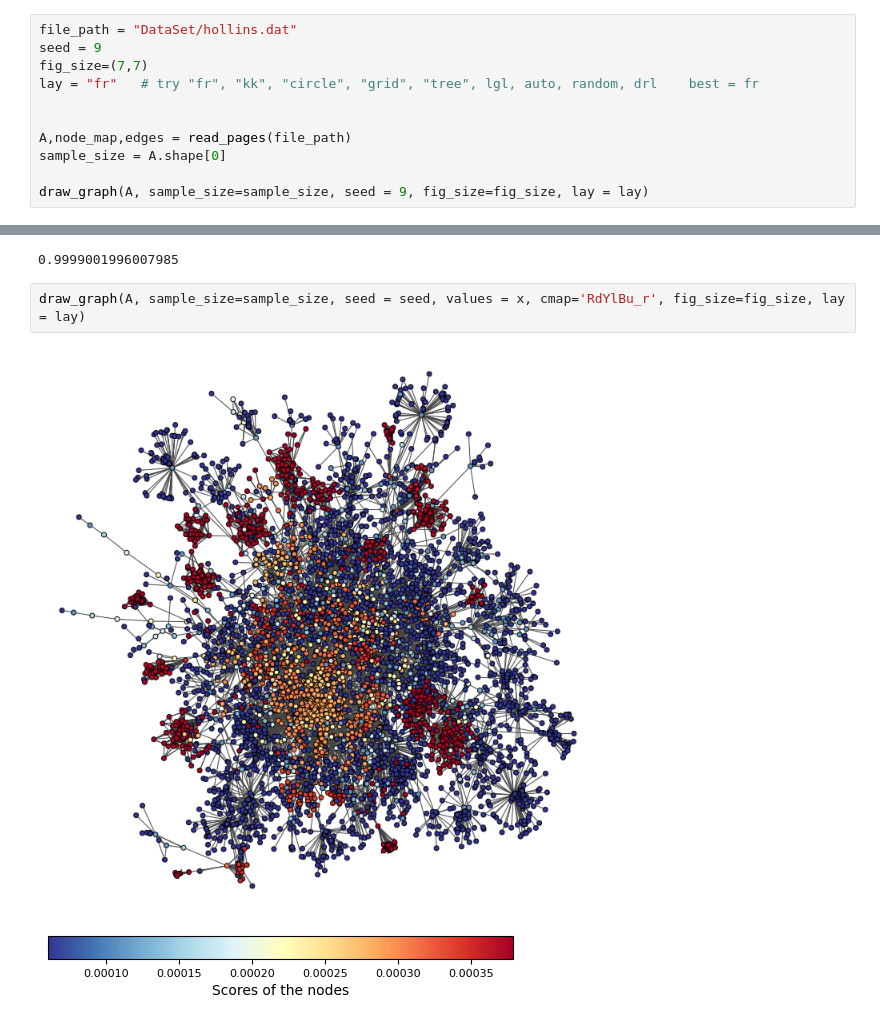
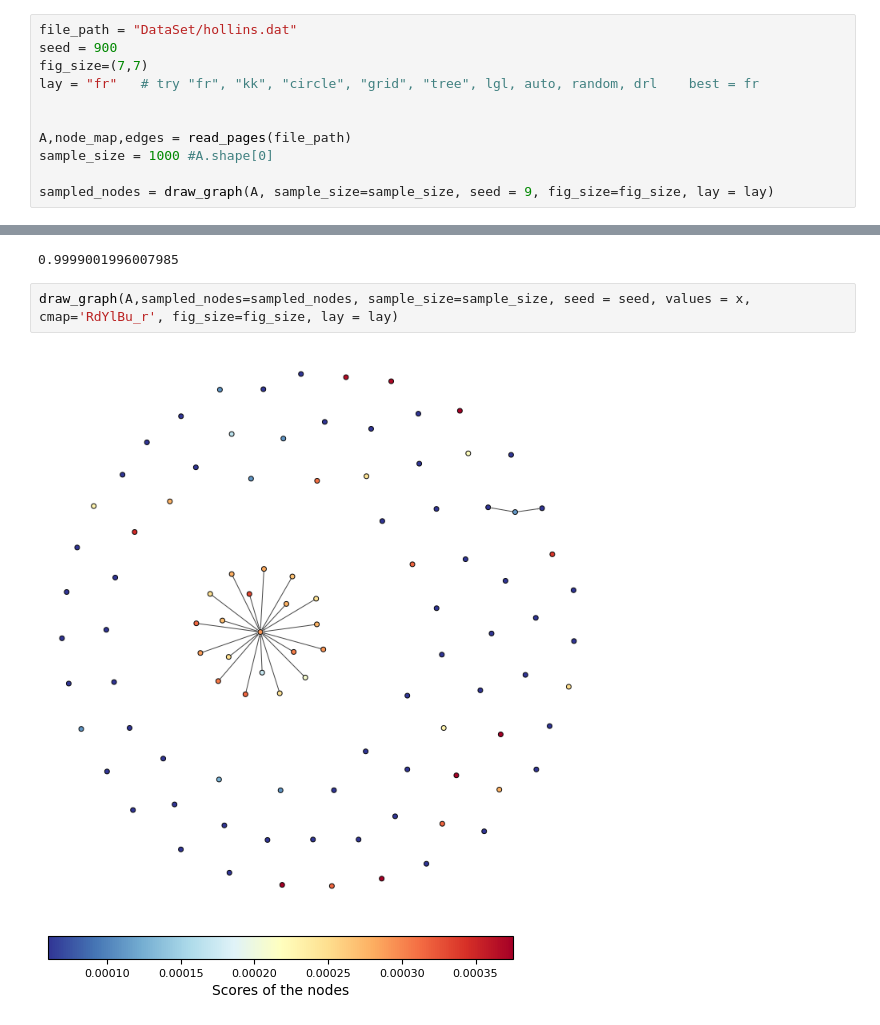
Before and after one commit to RBello02/Homeworks-of-Cmputational-Linear-Algebra-for-Large-Scale-Problems, a Jupyter notebook: 1/PageRankHomework.ipynb, the cells around one changed output, grey strips where cells are left out. Saved outputs shown, nothing was run; the diff lists cells and outputs as text.

Commit message:
draw optimized

```diff
--- a/1/PageRankHomework.ipynb
+++ b/1/PageRankHomework.ipynb
@@ -29,15 +29,15 @@ Into the cell below are called two functions:
 2) the second function plots a random subweb to have a look to the dataset
 # %%
 file_path = "DataSet/hollins.dat"
-seed = 9
+seed = 900
 fig_size=(7,7)
 lay = "fr"   # try "fr", "kk", "circle", "grid", "tree", lgl, auto, random, drl    best = fr
 
 
 A,node_map,edges = read_pages(file_path)
-sample_size = A.shape[0]
+sample_size = 1000 #A.shape[0]
 
-draw_graph(A, sample_size=sample_size, seed = 9, fig_size=fig_size, lay = lay)
+sampled_nodes = draw_graph(A, sample_size=sample_size, seed = 9, fig_size=fig_size, lay = lay)
 # %% [output]
 [figure]
 # %% [markdown]
@@ -53,7 +53,7 @@ print(c)
 # %% [output]
 0.9999001996007985
 # %%
-draw_graph(A, sample_size=sample_size, seed = seed, values = x, cmap='RdYlBu_r', fig_size=fig_size, lay = lay)
+draw_graph(A,sampled_nodes=sampled_nodes, sample_size=sample_size, seed = seed, values = x, cmap='RdYlBu_r', fig_size=fig_size, lay = lay)
 # %% [output]
-[figure, old version]
+[figure, new version]
-[figure, old version]
+[figure, new version]
```
Also changed, not shown: 1 other file.
